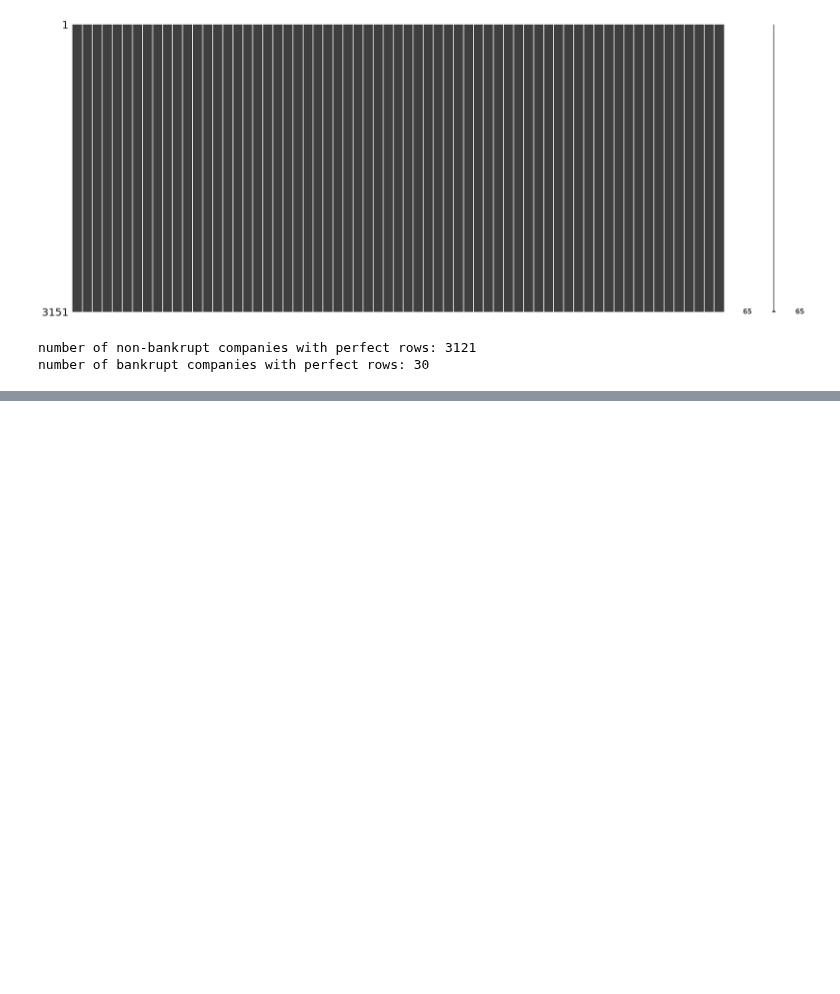
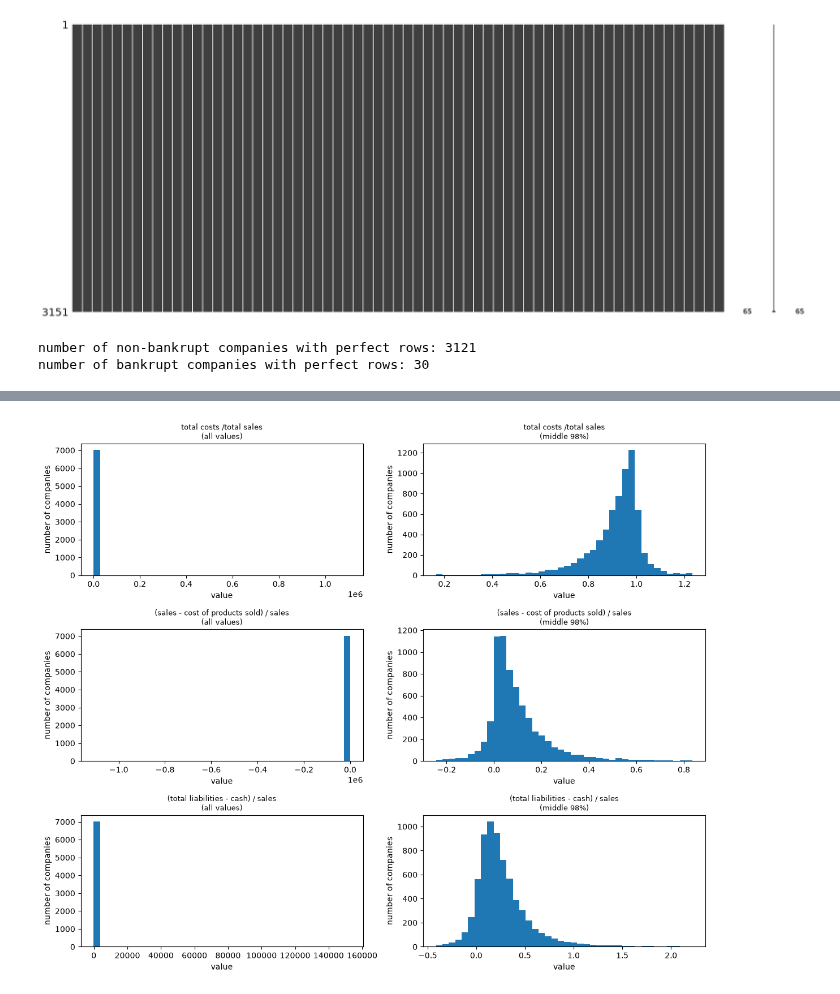
Before and after one commit to CaelenS/Detection-of-Bankruptcy-, a Jupyter notebook: visualizations.ipynb, the cells around one changed output, grey strips where cells are left out. Saved outputs shown, nothing was run; the diff lists cells and outputs as text; code cells hidden in the pictures; blank space fills up the shorter version.

Commit message:
Add Milestone 2 data cleaning pipeline

```diff
--- a/visualizations.ipynb
+++ b/visualizations.ipynb
@@ -7,7 +7,7 @@ import numpy as np
 from scipy.io import arff
 # %%
 #reading in the data
-arff_file = arff.loadarff('data/1year.arff')
+arff_file = arff.loadarff('data/raw/1year.arff')
 df = pd.DataFrame(arff_file[0])
 df
 # %% [output]
@@ -238,0 +366,7 @@ SIDENOTE: THIS HAS BEEN DONE FOR ONE OF THE FIVE DATASETS, FOR THE OTHER FOUR CO
+# %%
+#minimum, median and maximum of each feature (excluding bankrupt)
+#missing values are skipped; df is not changed
+feature_distribution_summary = df.drop(columns="bankrupt").describe().T
+feature_distribution_summary = feature_distribution_summary[["min", "25%", "50%", "75%", "max"]]
+feature_distribution_summary.columns = ["Min", "Q1", "Median", "Q3", "Max"]
+feature_distribution_summary.round(2)
@@ -238,0 +387,12 @@ SIDENOTE: THIS HAS BEEN DONE FOR ONE OF THE FIVE DATASETS, FOR THE OTHER FOUR CO
+# %%
+#features with the most extreme values relative to their usual spread
+#IQR is the middle 50% of values; a large score is a reason to inspect, not delete
+feature_iqr = feature_distribution_summary["Q3"] - feature_distribution_summary["Q1"]
+extreme_distance = pd.concat([
+    feature_distribution_summary["Max"] - feature_distribution_summary["Median"],
+    feature_distribution_summary["Median"] - feature_distribution_summary["Min"]
+], axis=1).max(axis=1)
+extreme_features = feature_distribution_summary.copy()
+extreme_features["Extreme Distance / IQR"] = extreme_distance / feature_iqr.replace(0, np.nan)
+extreme_features = extreme_features.sort_values("Extreme Distance / IQR", ascending=False)
+extreme_features.head(5).round(2)
@@ -238,0 +406,18 @@ SIDENOTE: THIS HAS BEEN DONE FOR ONE OF THE FIVE DATASETS, FOR THE OTHER FOUR CO
+# %%
+#distributions of the three features with the largest extreme-value scores
+#left shows all values; right zooms in on the middle 98% without changing df
+plot_features = extreme_features["Extreme Distance / IQR"].dropna().head(3).index
+fig, axes = plt.subplots(len(plot_features), 2, figsize=(12, 10), squeeze=False)
+for i, col in enumerate(plot_features):
+    values = df[col].dropna()
+    low, high = values.quantile([0.01, 0.99])
+    axes[i, 0].hist(values, bins=40)
+    axes[i, 1].hist(values[values.between(low, high)], bins=40)
+    for j, label in enumerate(["all values", "middle 98%"]):
+        axes[i, j].set_title(f"{col}\n({label})", fontsize=9, wrap=True)
+        axes[i, j].set_xlabel("value")
+        axes[i, j].set_ylabel("number of companies")
+plt.tight_layout()
+plt.show()
+# %% [output]
+[figure, added]
```
Also changed, not shown: parts of 12 cells of this notebook, 46 other files.
